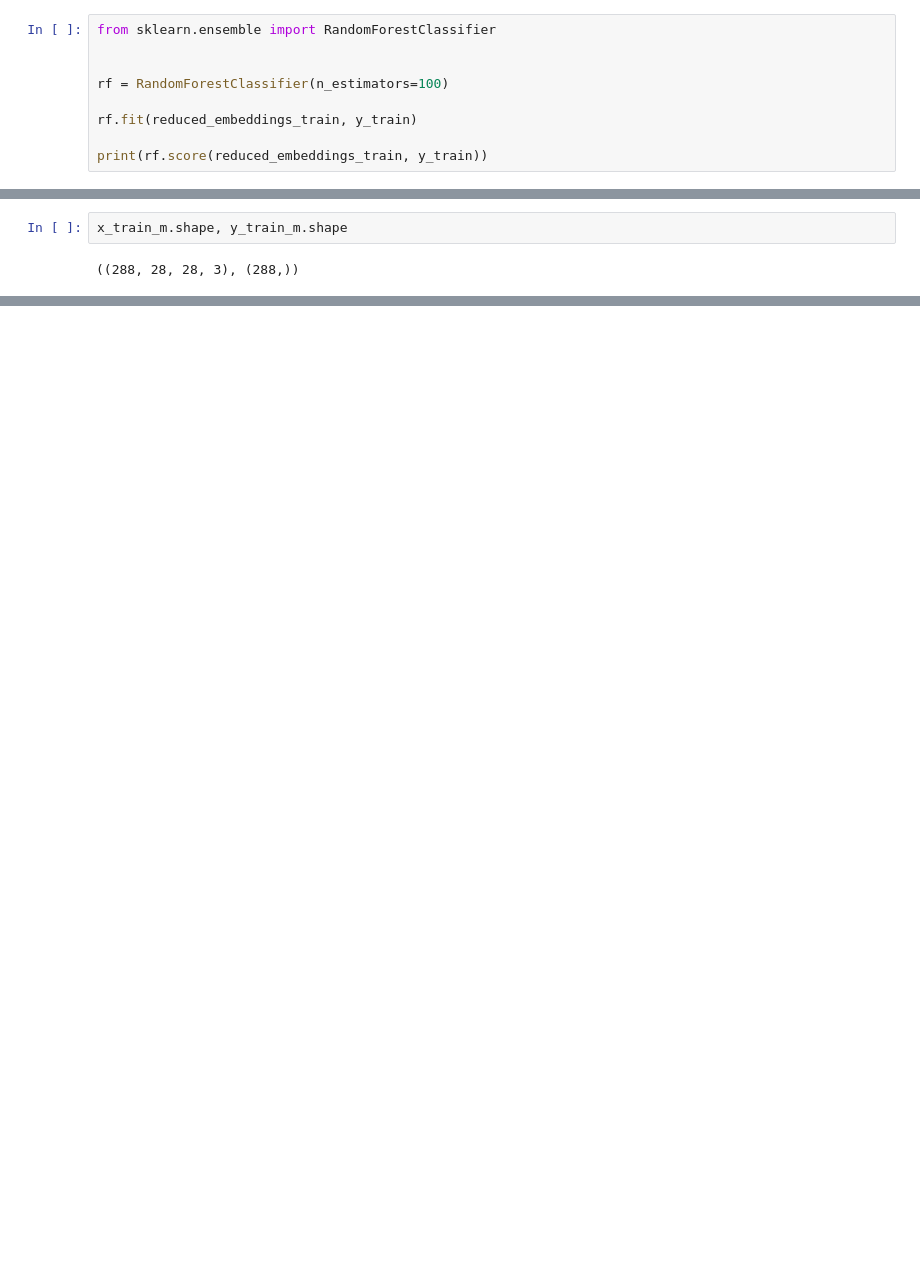
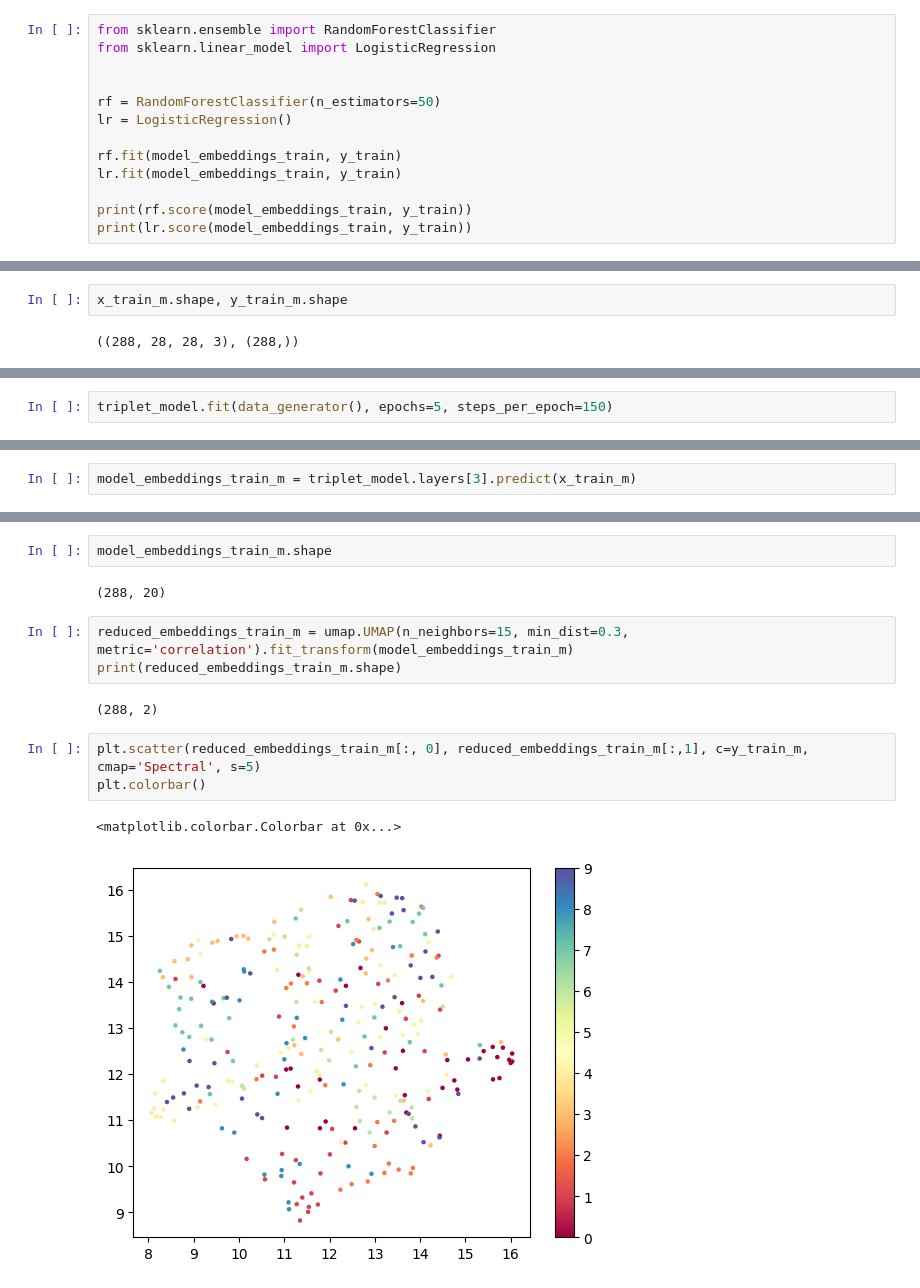
Before and after one commit to levyvix/tccer, a Jupyter notebook: passing.ipynb, the cells around one changed output, grey strips where cells are left out. Cells and saved outputs as stored; diff of their text form; blank space fills up the shorter version.

```diff
--- a/passing.ipynb
+++ b/passing.ipynb
@@ -159,10 +312,14 @@ plt.colorbar()
 # %%
 from sklearn.ensemble import RandomForestClassifier
+from sklearn.linear_model import LogisticRegression
 
 
-rf = RandomForestClassifier(n_estimators=100)
+rf = RandomForestClassifier(n_estimators=50)
+lr = LogisticRegression()
 
-rf.fit(reduced_embeddings_train, y_train)
+rf.fit(model_embeddings_train, y_train)
+lr.fit(model_embeddings_train, y_train)
 
-print(rf.score(reduced_embeddings_train, y_train))
+print(rf.score(model_embeddings_train, y_train))
+print(lr.score(model_embeddings_train, y_train))
 # %% [output]
@@ -243,0 +535,2 @@ ValueError: all the input array dimensions except for the concatenation axis mus
+# %%
+triplet_model.fit(data_generator(), epochs=5, steps_per_epoch=150)
@@ -243,0 +539,2 @@ ValueError: all the input array dimensions except for the concatenation axis mus
+# %%
+model_embeddings_train_m = triplet_model.layers[3].predict(x_train_m)
@@ -243,0 +543,15 @@ ValueError: all the input array dimensions except for the concatenation axis mus
+# %%
+model_embeddings_train_m.shape
+# %% [output]
+(288, 20)
+# %%
+reduced_embeddings_train_m = umap.UMAP(n_neighbors=15, min_dist=0.3, metric='correlation').fit_transform(model_embeddings_train_m)
+print(reduced_embeddings_train_m.shape)
+# %% [output]
+(288, 2)
+# %%
+plt.scatter(reduced_embeddings_train_m[:, 0], reduced_embeddings_train_m[:,1], c=y_train_m, cmap='Spectral', s=5)
+plt.colorbar()
+# %% [output]
+<matplotlib.colorbar.Colorbar at 0x...>
+[figure, added]
```
Also changed, not shown: parts of 36 cells of this notebook, 25 other files.
